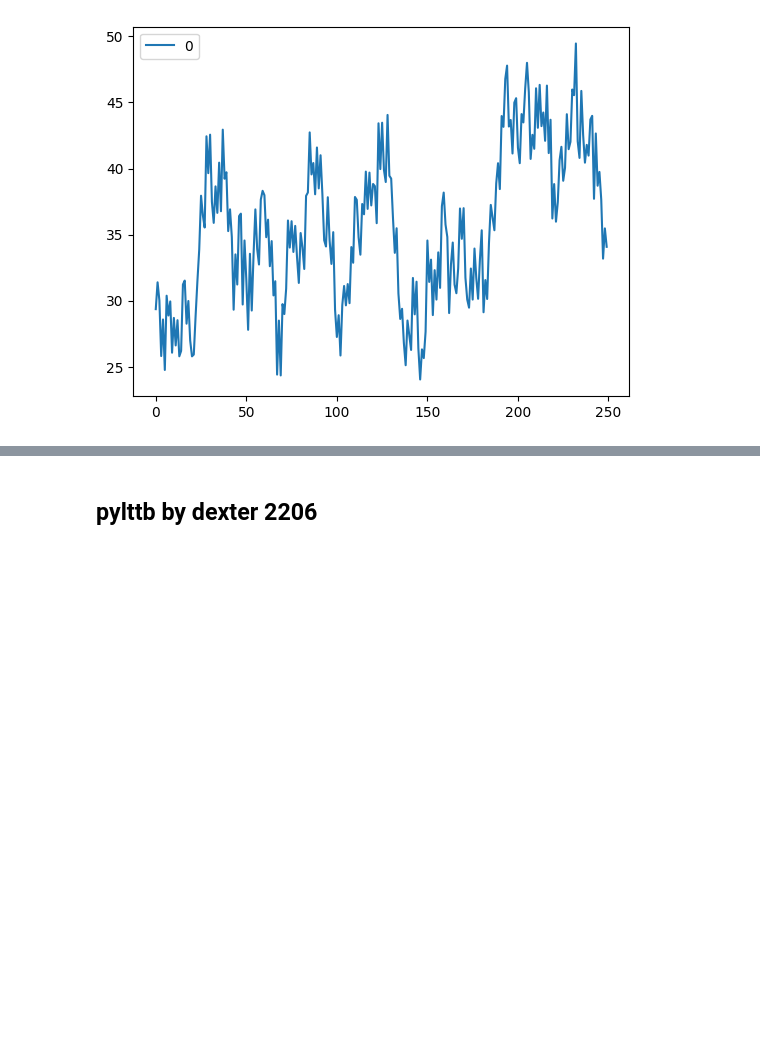
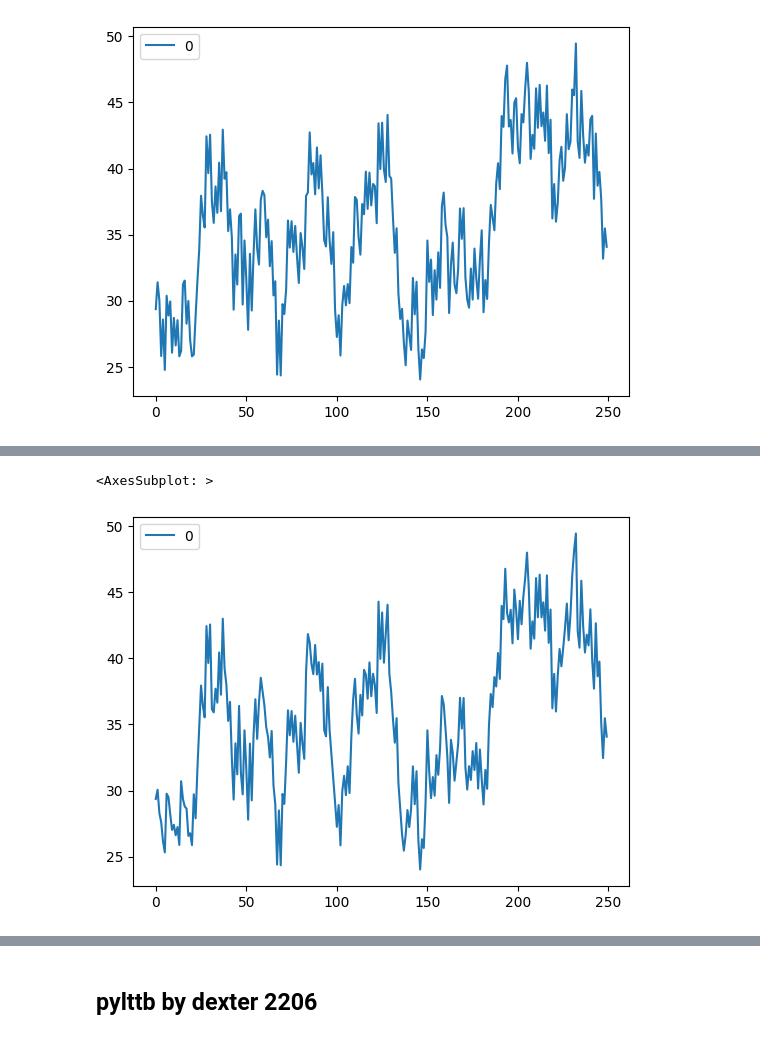
Before and after one commit to cpbotha/lttb-bench, a Jupyter notebook: drag_race_lttb.ipynb, the cells around one changed output, grey strips where cells are left out. Saved outputs shown, nothing was run; the diff lists cells and outputs as text; code cells hidden in the pictures; blank space fills up the shorter version.

```diff
--- a/drag_race_lttb.ipynb
+++ b/drag_race_lttb.ipynb
@@ -22,6 +22,7 @@ Open this notebook with vscode or jupyter, then go through the cells, or skip st
 ## Load data and init
 # %%
 import pandas as pd
+import numpy as np
 
 df = pd.read_csv("timeseries.csv")
 tseries = df.values
@@ -29,6 +30,9 @@ tseries = df.values
 x = tseries[:,0]
 y = tseries[:,1]
 
+# Make tseries C-contiguous
+tseries = np.copy(df.values, order='C')
+
 THRESHOLD = 250
 # %% [markdown]
 ## lttbc: C + numpy version by dgoeries
@@ -67,3 +83,13 @@ pd.DataFrame(small_data[:,1]).plot()
+# %%
+import lttb_pt
+
+# No input validation:
+small_data = lttb_pt.downsample(tseries, THRESHOLD)
+
+pd.DataFrame(small_data[:,1]).plot()
+# %% [output]
+<AxesSubplot: >
+[figure, added]
 # %%
 %%timeit
 lttb.downsample(tseries, n_out=THRESHOLD, validators=[])
```
Also changed, not shown: parts of 13 cells of this notebook.
